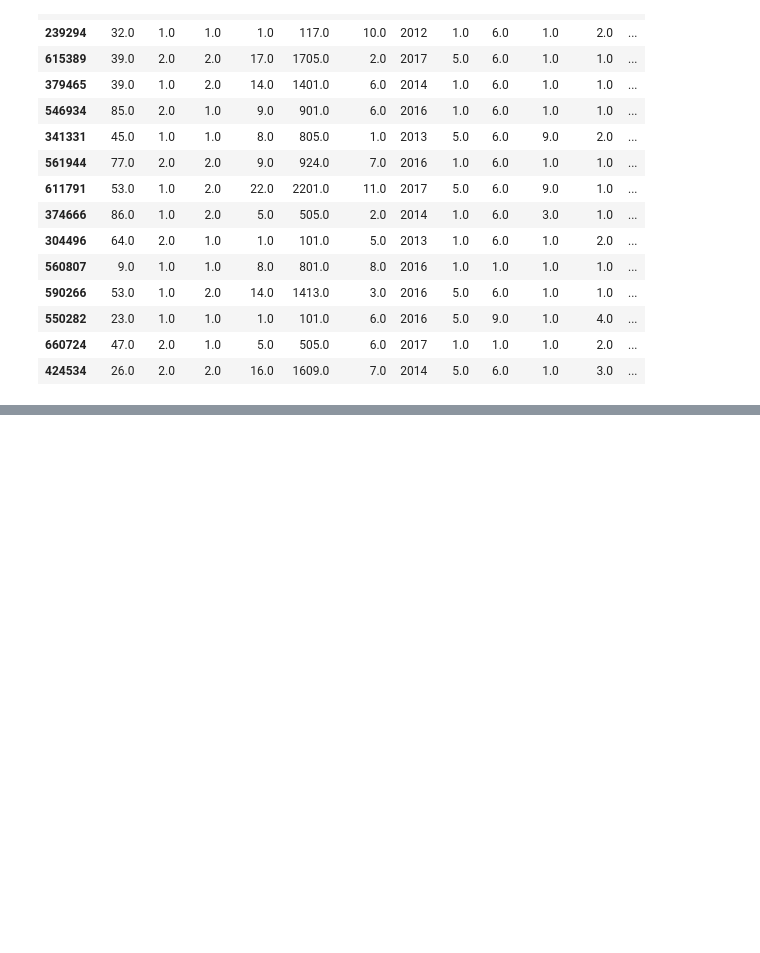
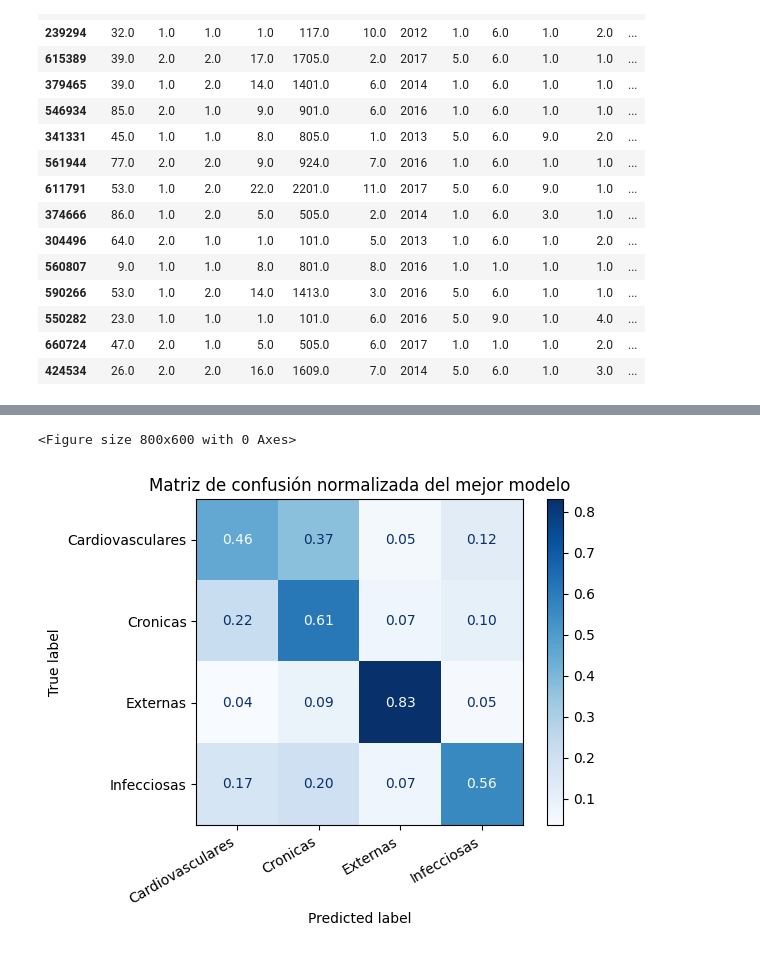
Before and after one commit to agabrielMej/Proyecto-MD-Grupo-2, a Jupyter notebook: notebooks/01_exploracion.ipynb, the cells around one changed output, grey strips where cells are left out. Cells and saved outputs as stored; diff of their text form; code cells hidden in the pictures; blank space fills up the shorter version.

```diff
--- a/notebooks/01_exploracion.ipynb
+++ b/notebooks/01_exploracion.ipynb
@@ -1346,0 +1479,21 @@ tabla_predicciones.head(15)
+# %%
+matriz_normalizada = confusion_matrix(
+    y_test_mejor,
+    y_pred_mejor,
+    labels=clases,
+    normalize="true"
+)
+
+plt.figure(figsize=(8, 6))
+disp = ConfusionMatrixDisplay(
+    confusion_matrix=matriz_normalizada,
+    display_labels=clases
+)
+disp.plot(cmap="Blues", values_format=".2f")
+plt.title("Matriz de confusión normalizada del mejor modelo")
+plt.xticks(rotation=30, ha="right")
+plt.tight_layout()
+plt.show()
+# %% [output]
+<Figure size 800x600 with 0 Axes>
+[figure, added]
```
Also changed, not shown: parts of 12 cells of this notebook.
